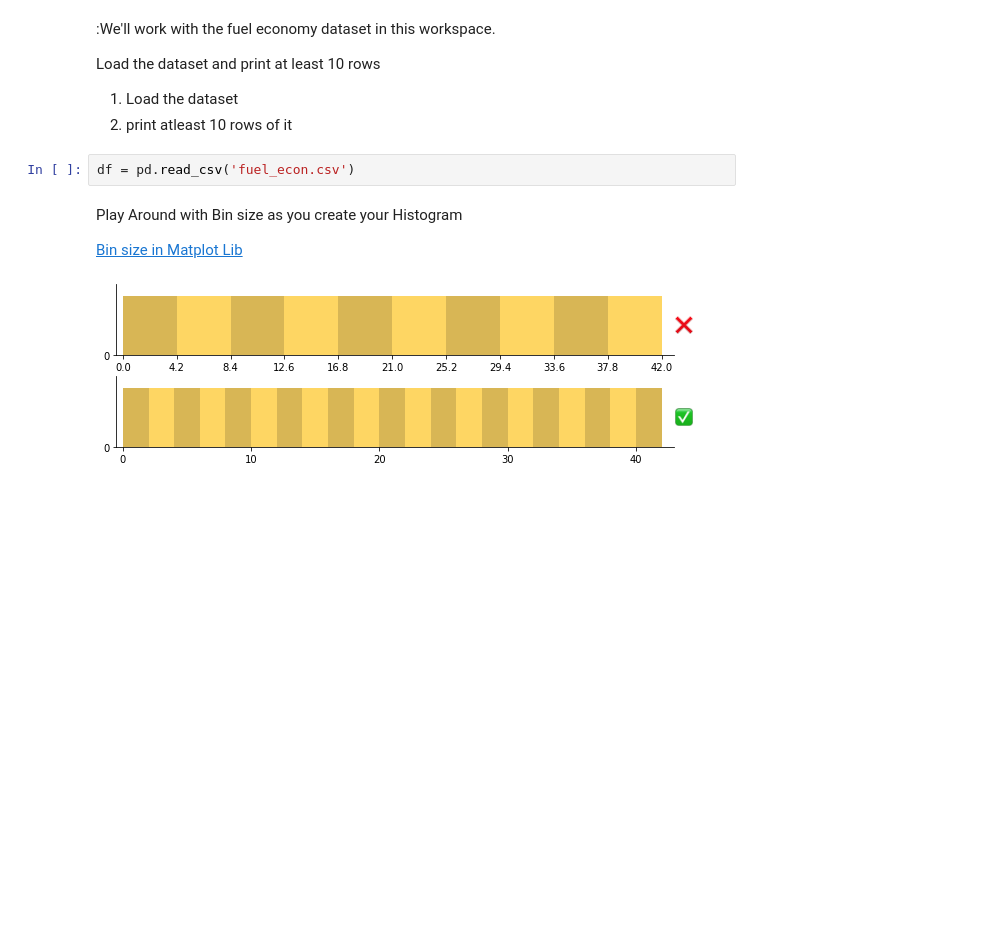
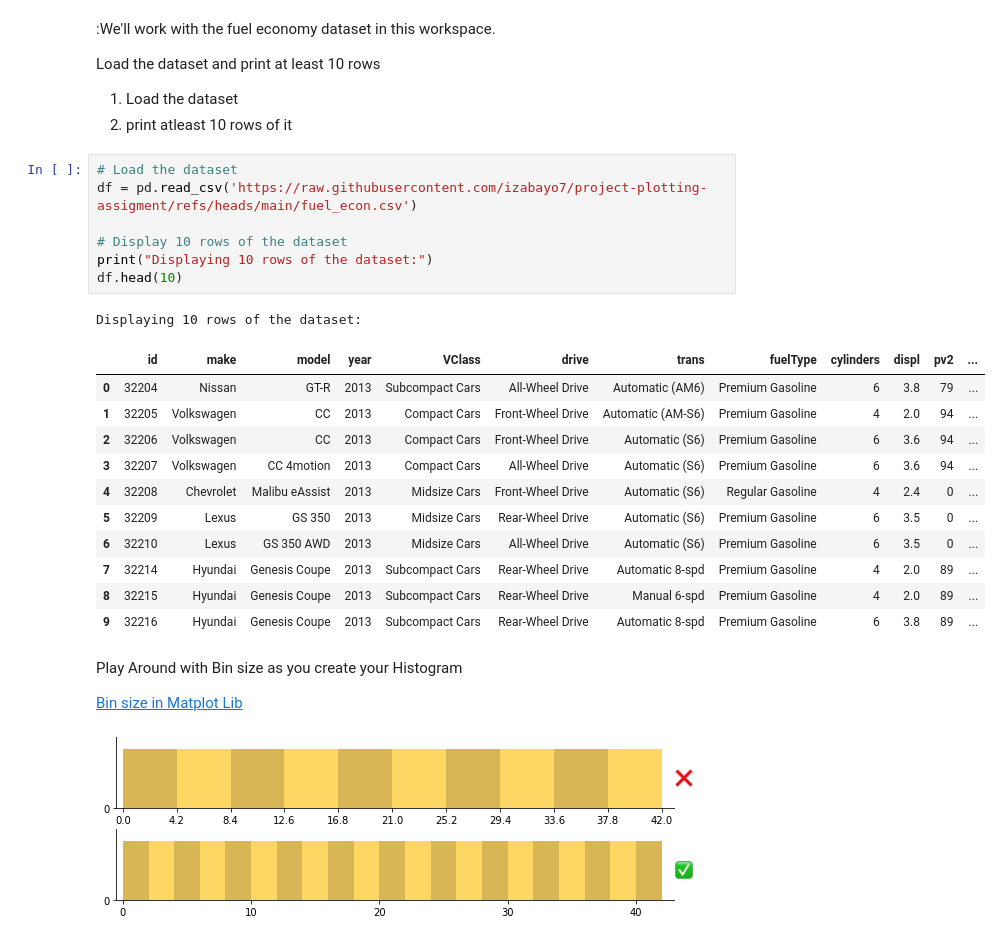
Before and after one commit to izabayo7/project-plotting-assigment, a Jupyter notebook: Plotting_Assignment.ipynb, the cells around one changed output. Cells and saved outputs as stored; diff of their text form; blank space fills up the shorter version.

```diff
--- a/Plotting_Assignment.ipynb
+++ b/Plotting_Assignment.ipynb
@@ -19,8 +22,26 @@ Load the dataset and print at least 10 rows
 
 1.   Load the dataset
 2.   print atleast 10 rows of it
-# %%
-df = pd.read_csv('fuel_econ.csv')
+# %%
+# Load the dataset
+df = pd.read_csv('https://raw.githubusercontent.com/izabayo7/project-plotting-assigment/refs/heads/main/fuel_econ.csv')
+
+# Display 10 rows of the dataset
+print("Displaying 10 rows of the dataset:")
+df.head(10)
+# %% [output]
+Displaying 10 rows of the dataset:
+|  | id | make | model | year | VClass | drive | trans | fuelType | cylinders | displ | pv2 | ... |
+| 0 | 32204 | Nissan | GT-R | 2013 | Subcompact Cars | All-Wheel Drive | Automatic (AM6) | Premium Gasoline | 6 | 3.8 | 79 | ... |
+| 1 | 32205 | Volkswagen | CC | 2013 | Compact Cars | Front-Wheel Drive | Automatic (AM-S6) | Premium Gasoline | 4 | 2.0 | 94 | ... |
+| 2 | 32206 | Volkswagen | CC | 2013 | Compact Cars | Front-Wheel Drive | Automatic (S6) | Premium Gasoline | 6 | 3.6 | 94 | ... |
+| 3 | 32207 | Volkswagen | CC 4motion | 2013 | Compact Cars | All-Wheel Drive | Automatic (S6) | Premium Gasoline | 6 | 3.6 | 94 | ... |
+| 4 | 32208 | Chevrolet | Malibu eAssist | 2013 | Midsize Cars | Front-Wheel Drive | Automatic (S6) | Regular Gasoline | 4 | 2.4 | 0 | ... |
+| 5 | 32209 | Lexus | GS 350 | 2013 | Midsize Cars | Rear-Wheel Drive | Automatic (S6) | Premium Gasoline | 6 | 3.5 | 0 | ... |
+| 6 | 32210 | Lexus | GS 350 AWD | 2013 | Midsize Cars | All-Wheel Drive | Automatic (S6) | Premium Gasoline | 6 | 3.5 | 0 | ... |
+| 7 | 32214 | Hyundai | Genesis Coupe | 2013 | Subcompact Cars | Rear-Wheel Drive | Automatic 8-spd | Premium Gasoline | 4 | 2.0 | 89 | ... |
+| 8 | 32215 | Hyundai | Genesis Coupe | 2013 | Subcompact Cars | Rear-Wheel Drive | Manual 6-spd | Premium Gasoline | 4 | 2.0 | 89 | ... |
+| 9 | 32216 | Hyundai | Genesis Coupe | 2013 | Subcompact Cars | Rear-Wheel Drive | Automatic 8-spd | Premium Gasoline | 6 | 3.8 | 89 | ... |
 # %% [markdown]
 Play Around with Bin size as you create your Histogram
 
```
Also changed, not shown: parts of 2 cells of this notebook.
